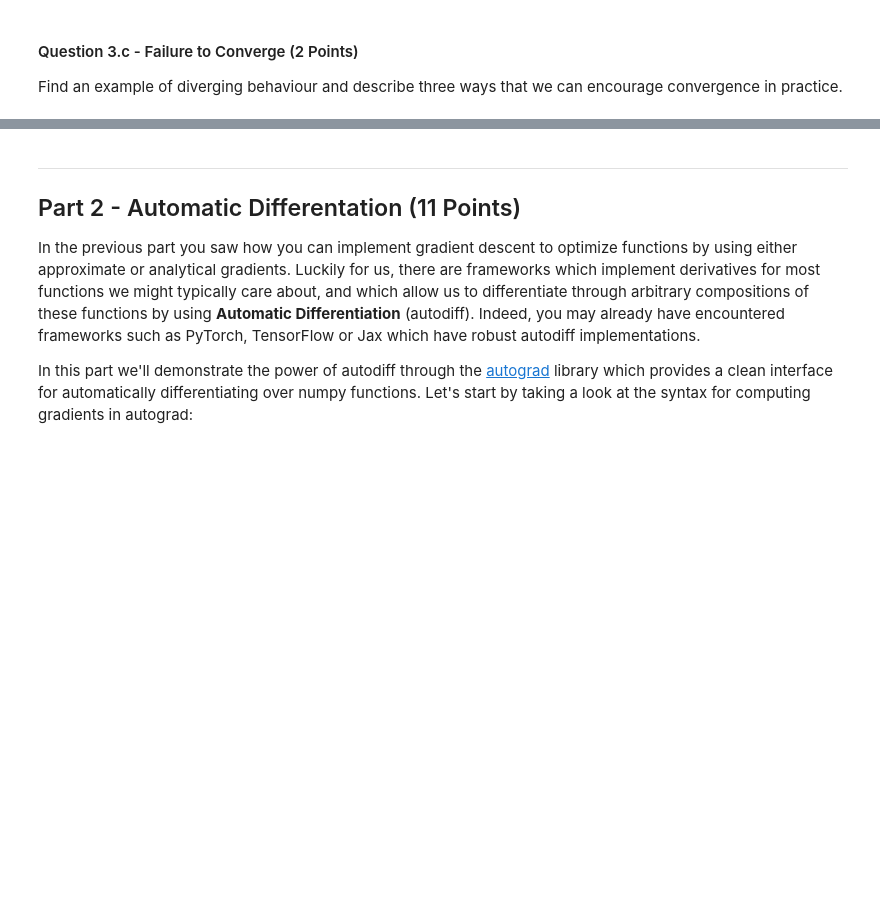
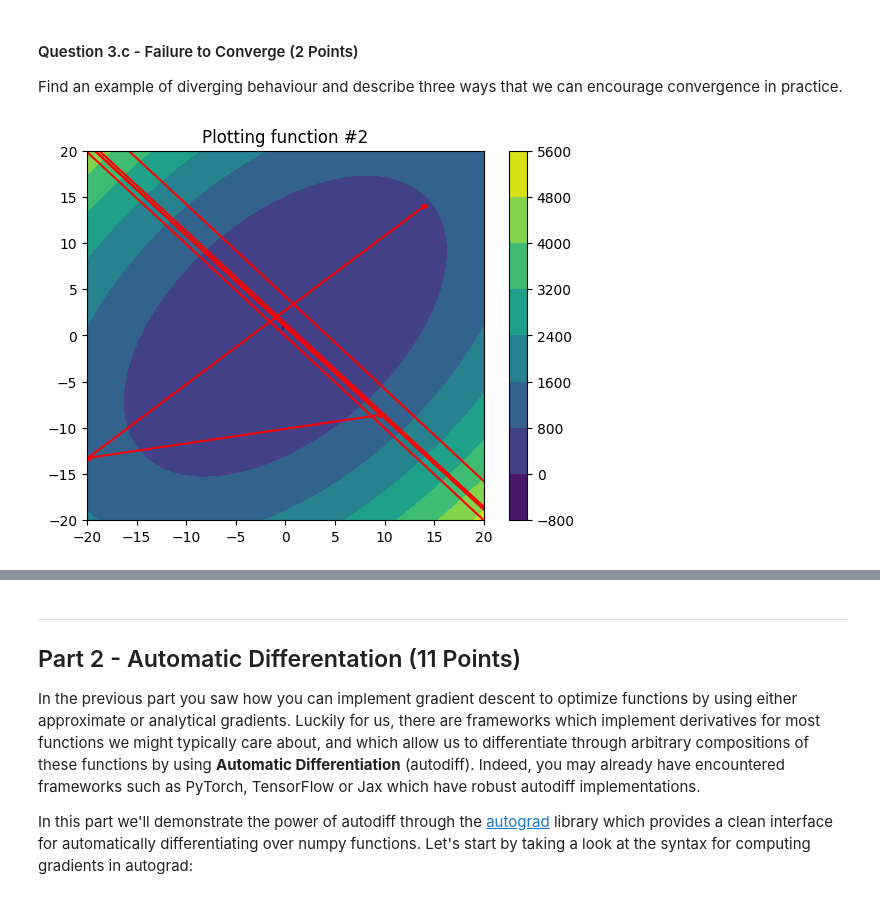
Before and after one commit to Devesh251298/Differentiation_and_Optimisation_dj422, a Jupyter notebook: mml_cw_1.ipynb, the cells around one changed output, grey strips where cells are left out. Saved outputs shown, nothing was run; the diff lists cells and outputs as text; code cells hidden in the pictures; blank space fills up the shorter version.

```diff
--- a/mml_cw_1.ipynb
+++ b/mml_cw_1.ipynb
@@ -301,6 +301,14 @@ plot_grad_descent(f3, f3_grad_exact, gradient_descent,
 # %% [markdown]
 #### Question 3.c - Failure to Converge (2 Points)
 Find an example of diverging behaviour and describe three ways that we can encourage convergence in practice.
+# %%
+# SHOW: Example of diverging behaviour
+# call plot_grad_descent(...) in this cell
+f2_start_x = 14
+f2_start_y = 14
+plot_grad_descent(f2, f2_grad_exact, gradient_descent, lr=0.4, start_x=f2_start_x, start_y=f2_start_y, n_steps=50, silent=True, xrange=(-20, 20), yrange=(-20, 20))
+# %% [output]
+[figure, added]
 # %% [markdown]
 <!-- BEGIN QUESTION -->
 # %%
```
Also changed, not shown: parts of 16 cells of this notebook, 1 other file.
